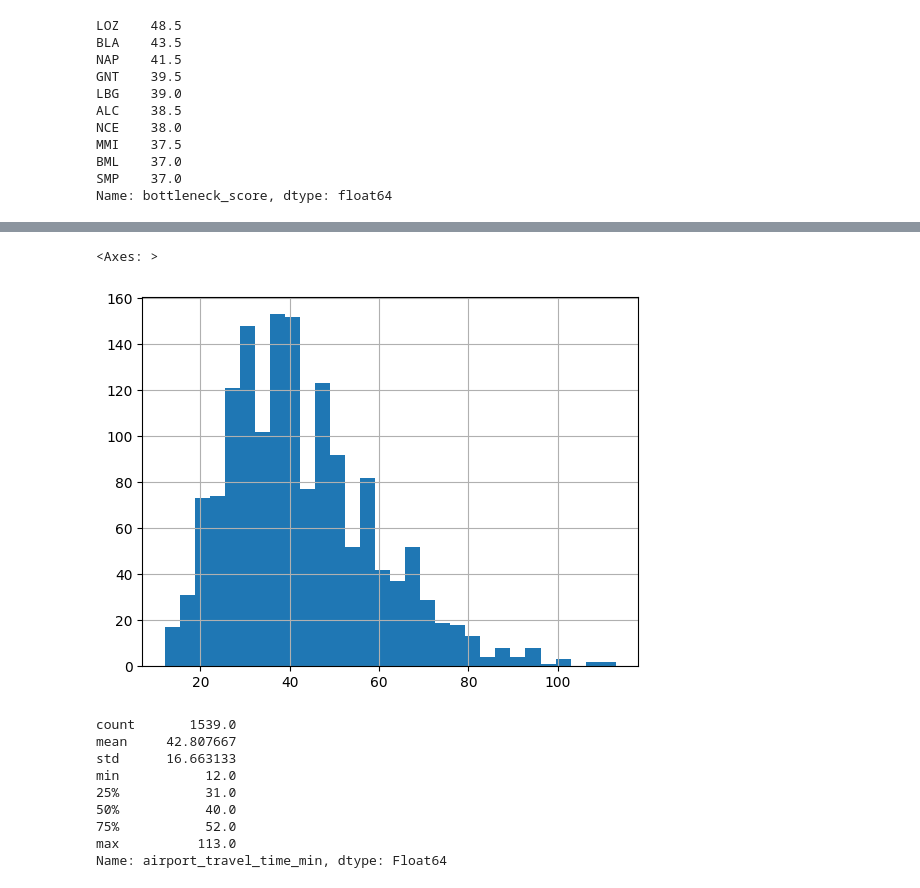
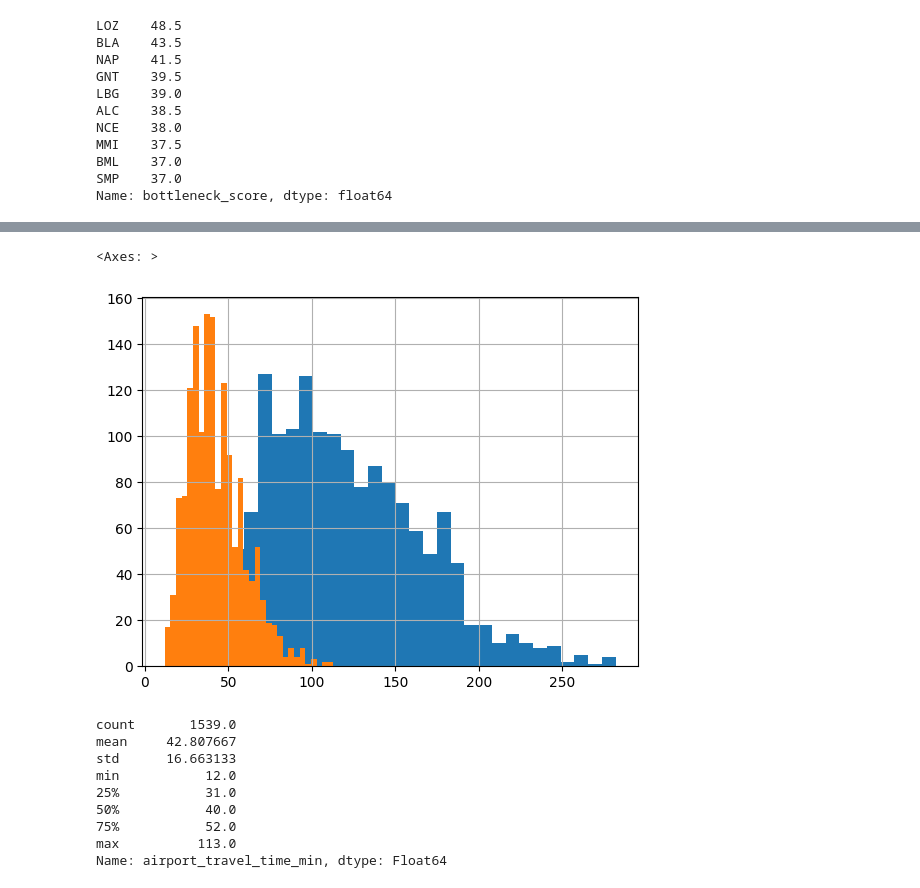
Before and after one commit to PhilippS01/ExDEx-A2, a Jupyter notebook: src/Q3_Analysis.ipynb, the cells around one changed output, grey strips where cells are left out. Drawn from its saved outputs; the diff is of its cells as text; code cells hidden in the pictures.

```diff
--- a/src/Q3_Analysis.ipynb
+++ b/src/Q3_Analysis.ipynb
@@ -173,10 +176,10 @@ Instead I extended the mapping by using the "airports.csv" file from https://our
 # %%
 # Load global airports data
-df_airports_global = pd.read_csv("../Data/airports.csv")
+df_airports_global_raw = pd.read_csv("../Data/airports.csv")
 
 # Filter relevant columns and drop rows with missing IATA codes
-df_airports_global = df_airports_global[
-    ~df_airports_global["iata_code"].isna()
+df_airports_global = df_airports_global_raw[
+    ~df_airports_global_raw["iata_code"].isna()
 ][["name", "municipality", "iata_code"]]
 
 # Get unique airport names and cities from global dataset
@@ -443,8 +411,9 @@ df_clean.head()
 # %%
+df_clean["air_travel_time_min"].hist(bins=30)
 df_clean["airport_travel_time_min"].hist(bins=30)
 # %% [output]
 <Axes: >
-[figure, old version]
+[figure, new version]
 # %%
 df_clean["airport_travel_time_min"].describe()
 # %% [output]
```
Also changed, not shown: parts of 43 cells of this notebook, 2 other files.
